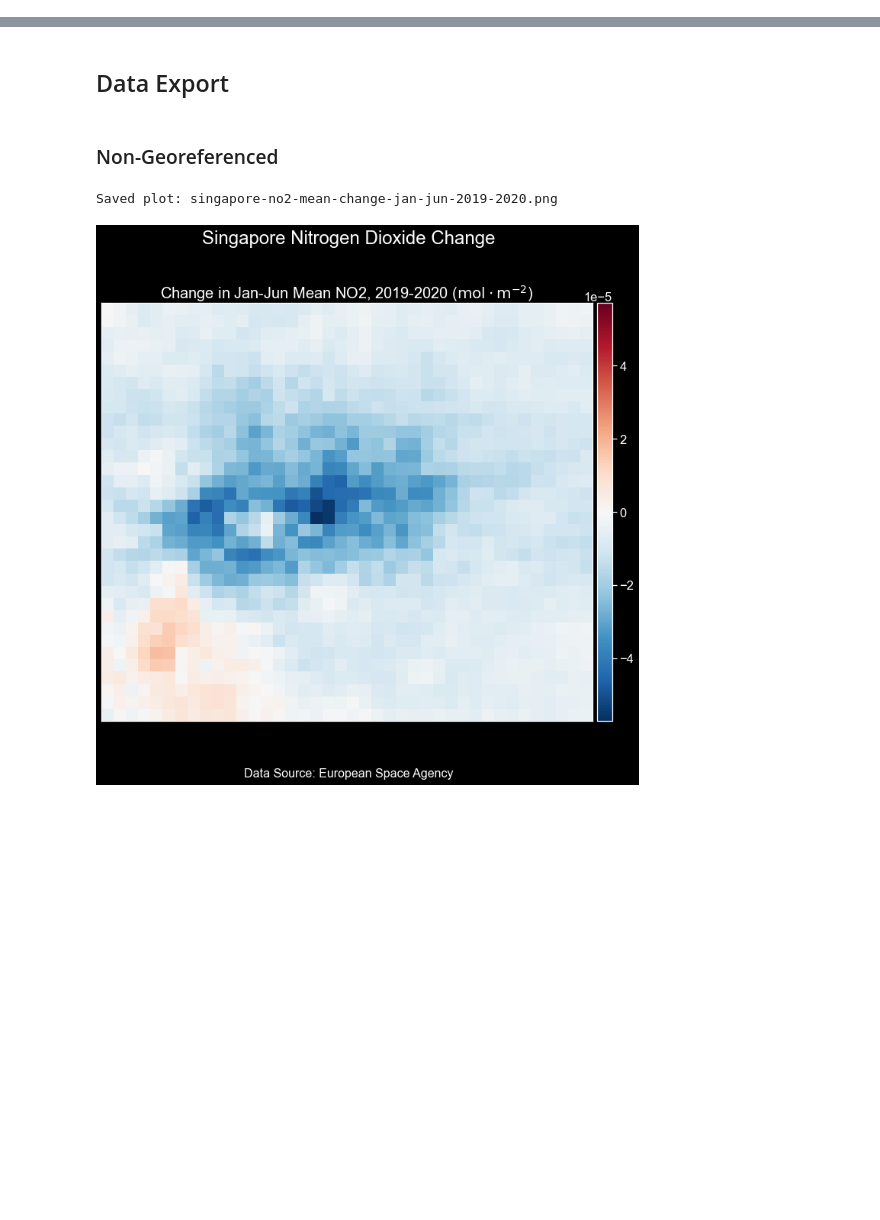
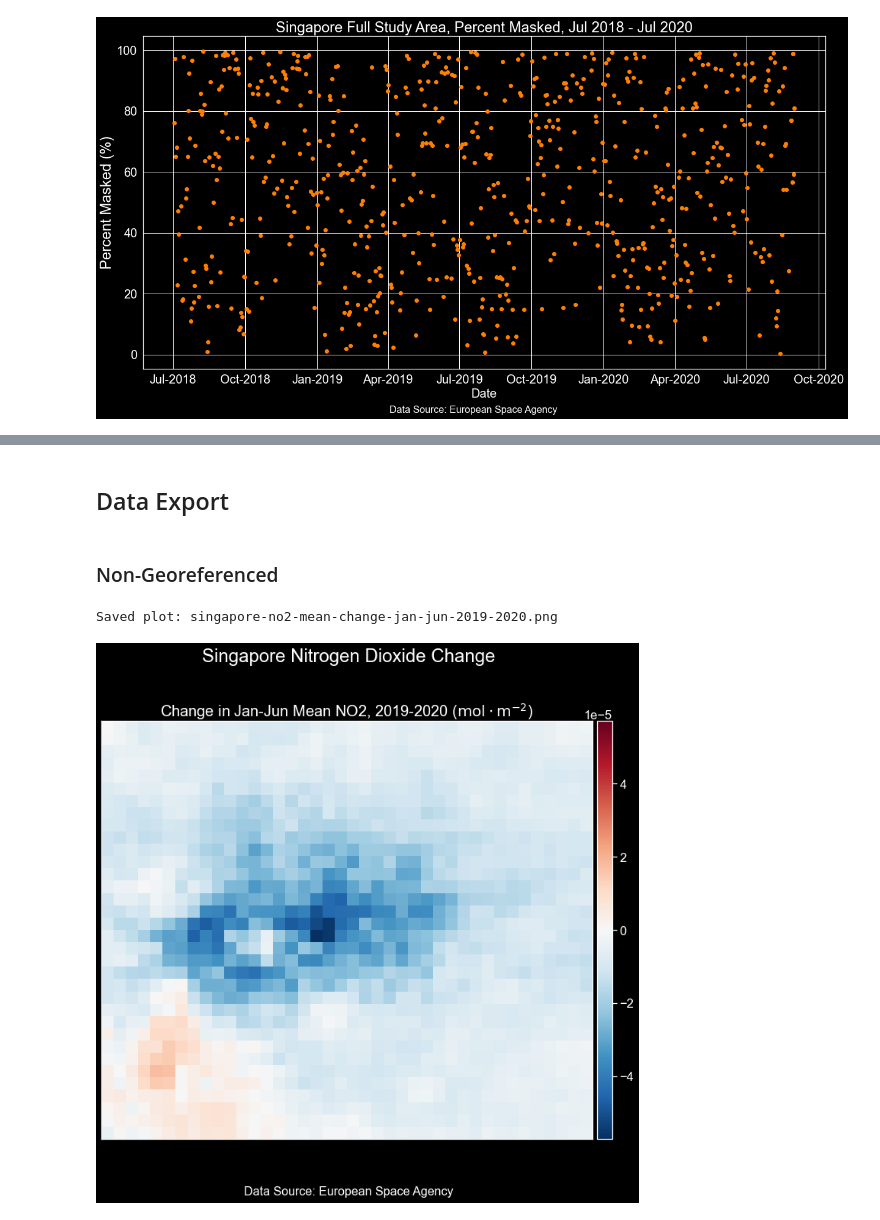
Before and after one commit to calekochenour/sentinel-5p-no2, a Jupyter notebook: 01-code-scripts/sentinel-5p-no2-singapore.ipynb, the cells around one changed output, grey strips where cells are left out. Saved outputs shown, nothing was run; the diff lists cells and outputs as text; code cells hidden in the pictures; blank space fills up the shorter version.

Commit message:
Add percent masked calculations

```diff
--- a/01-code-scripts/sentinel-5p-no2-singapore.ipynb
+++ b/01-code-scripts/sentinel-5p-no2-singapore.ipynb
@@ -191,9 +191,10 @@ level3_files = glob.glob(
 # %% [output]
 [interactive output not drawn]
 # %%
-# Get list of timestamps and NO2 means into arrays
+# Get list of timestamps, NO2 means, and percent masked into arrays
 timestamps = []
 means = []
+percent_masked = []
 for level3_file in level3_files:
 
     # Parse timestamp and create datetime object
@@ -206,11 +207,16 @@ for level3_file in level3_files:
         pd.datetime(year, month, day, hour, minute, second, tzinfo=pytz.utc)
     )
 
-    # Calculate NO2 mean
+    # Calculate NO2 mean and percent masked
     with rio.open(level3_file) as file:
         means.append(np.nanmean(file.read(1)))
+        percent_masked.append(rd.calculate_percent_masked(file.read(1)))
 
 # Convert lists to arrays (for plotting)
-timestamps_arr, means_arr = np.array(timestamps), np.array(means)
+timestamps_arr, means_arr, percent_masked_arr = (
+    np.array(timestamps),
+    np.array(means),
+    np.array(percent_masked),
+)
 # %% [output]
 [interactive output not drawn]
@@ -374,3 +376,29 @@ plt.show()
 # %% [output]
 [figure]
 [interactive output not drawn]
+# %%
+# Plot full study area time series percent masked
+with plt.style.context("dark_background"):
+    fig, ax = plt.subplots(figsize=(20, 10))
+    ax.scatter(timestamps_arr, percent_masked_arr, facecolor="#ff7f00")
+    ax.set_title(
+        "Singapore Full Study Area, Percent Masked, Jul 2018 - Jul 2020",
+        size=24,
+    )
+    ax.set_xlabel("Date", size=20)
+    ax.set_ylabel("Percent Masked (%)", size=24)
+    plt.xticks(fontsize=20)
+    plt.yticks(fontsize=20)
+    date_form = DateFormatter("%b-%Y")
+    ax.xaxis.set_major_formatter(date_form)
+    fig.text(
+        0.5,
+        0.025,
+        "Data Source: European Space Agency",
+        ha="center",
+        fontsize=16,
+    )
+
+plt.show()
+# %% [output]
+[figure, added]
```
Also changed, not shown: parts of 5 cells of this notebook, 2 other files.
